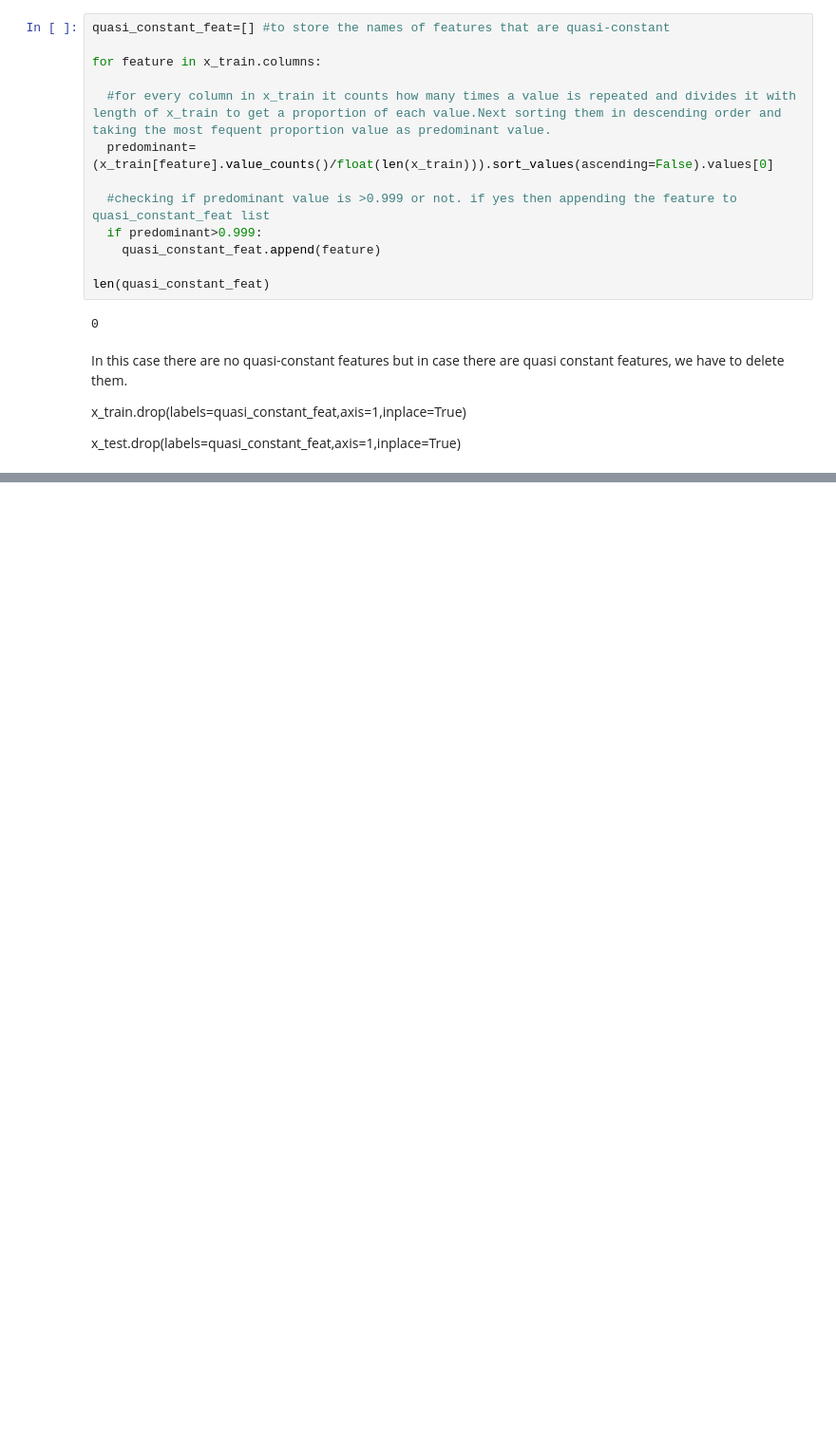
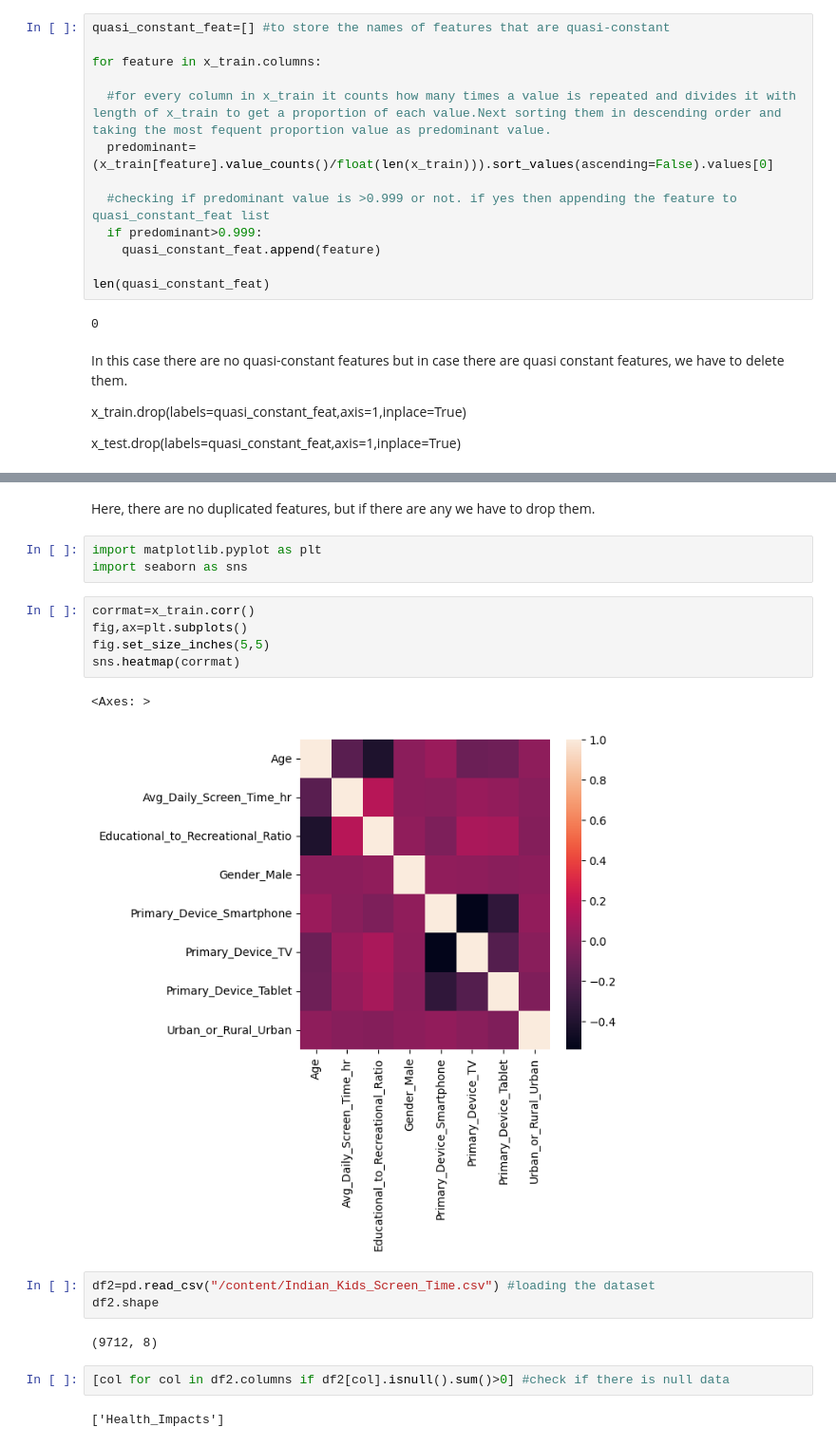
Before and after one commit to Spandana2704/ML, a Jupyter notebook: ML2.ipynb, the cells around one changed output, grey strips where cells are left out. Shown at 95% size. Cells and saved outputs as stored; diff of their text form; blank space fills up the shorter version.

Commit message:
Duplicate features and heatmap

```diff
--- a/ML2.ipynb
+++ b/ML2.ipynb
@@ -117,0 +133,22 @@ x_test.drop(labels=quasi_constant_feat,axis=1,inplace=True)
+# %% [markdown]
+Here, there are no duplicated features, but if there are any we have to drop them.
+# %%
+import matplotlib.pyplot as plt
+import seaborn as sns
+# %%
+corrmat=x_train.corr()
+fig,ax=plt.subplots()
+fig.set_size_inches(5,5)
+sns.heatmap(corrmat)
+# %% [output]
+<Axes: >
+[figure, added]
+# %%
+df2=pd.read_csv("/content/Indian_Kids_Screen_Time.csv") #loading the dataset
+df2.shape
+# %% [output]
+(9712, 8)
+# %%
+[col for col in df2.columns if df2[col].isnull().sum()>0] #check if there is null data
+# %% [output]
+['Health_Impacts']
```
Also changed, not shown: parts of 5 cells of this notebook.
